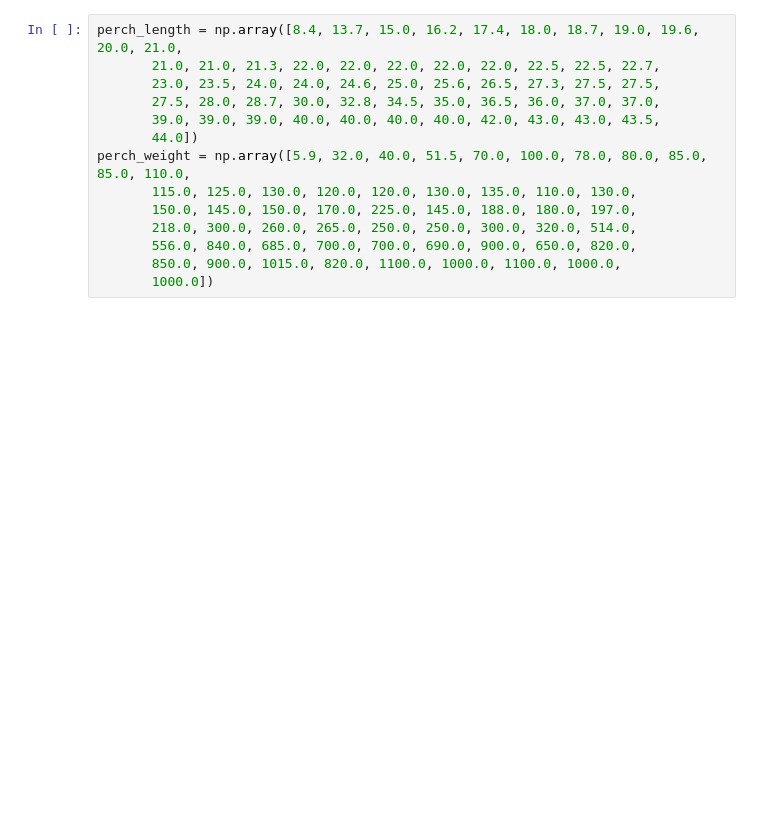
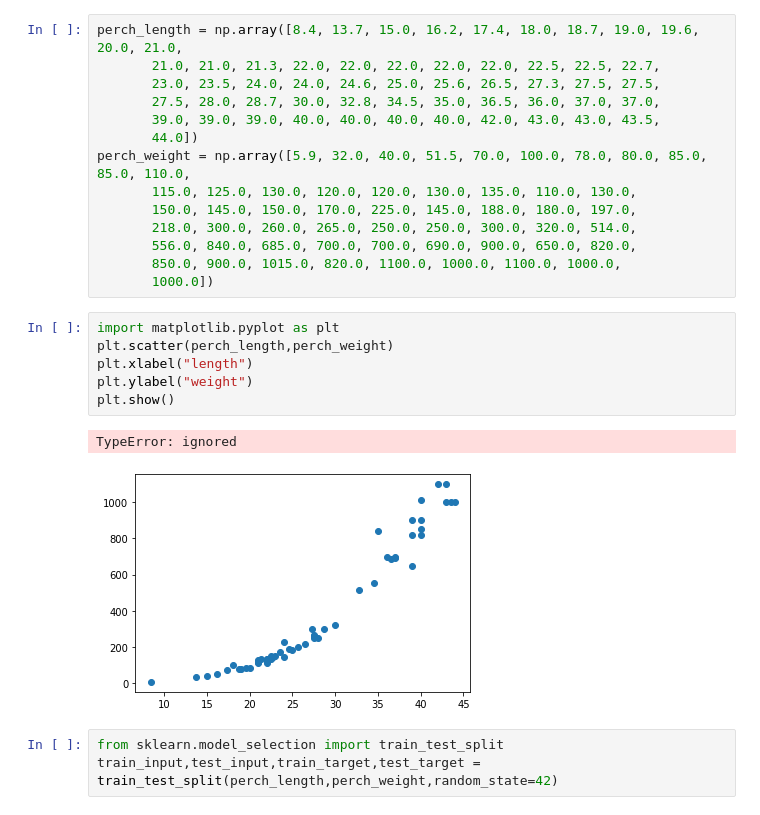
Before and after one commit to HEON-WOOK/Machine-Learning, a Jupyter notebook: 머신러닝_공부_20210220.ipynb, the cells around one changed output. Saved outputs shown, nothing was run; the diff lists cells and outputs as text; blank space fills up the shorter version.

```diff
--- a/머신러닝_공부_20210220.ipynb
+++ b/머신러닝_공부_20210220.ipynb
@@ -292,3 +292,15 @@ perch_weight = np.array([5.9, 32.0, 40.0, 51.5, 70.0, 100.0, 78.0, 80.0, 85.0, 8
        556.0, 840.0, 685.0, 700.0, 700.0, 690.0, 900.0, 650.0, 820.0,
        850.0, 900.0, 1015.0, 820.0, 1100.0, 1000.0, 1100.0, 1000.0,
        1000.0])
+# %%
+import matplotlib.pyplot as plt
+plt.scatter(perch_length,perch_weight)
+plt.xlabel("length")
+plt.ylabel("weight")
+plt.show()
+# %% [output]
+TypeError: ignored
+[figure, added]
+# %%
+from sklearn.model_selection import train_test_split
+train_input,test_input,train_target,test_target = train_test_split(perch_length,perch_weight,random_state=42)
```
